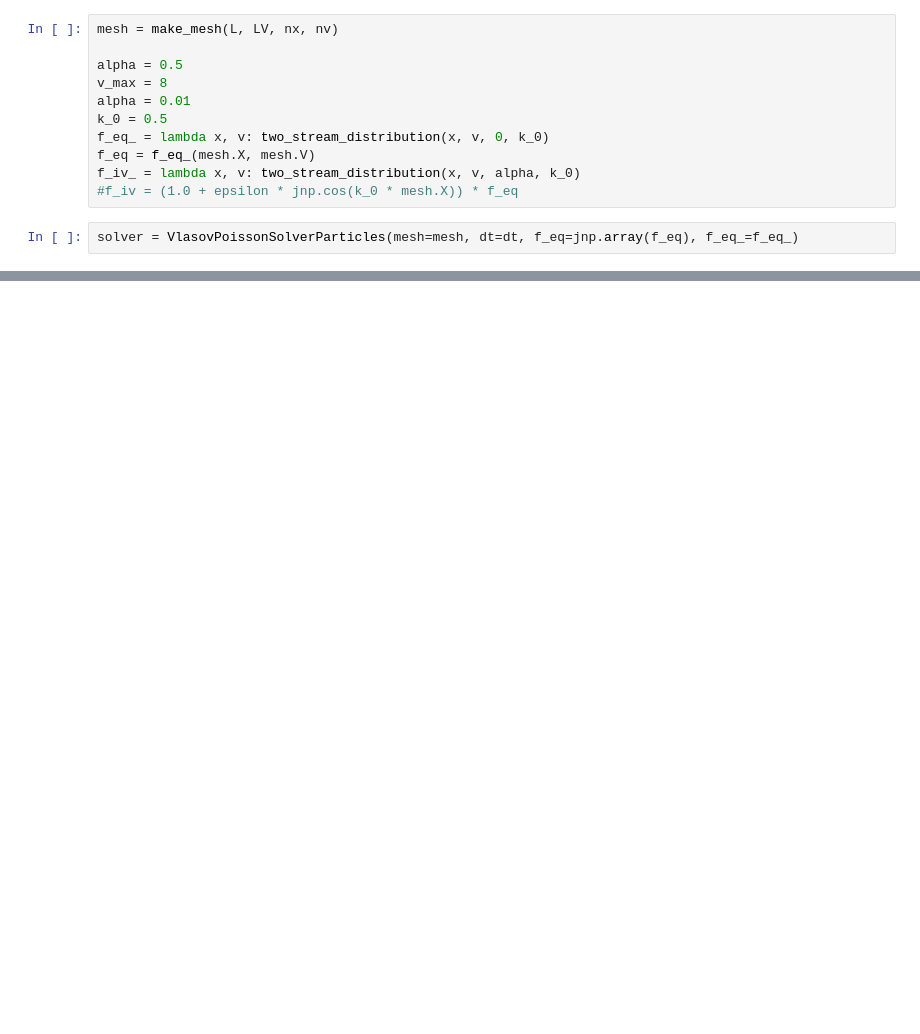
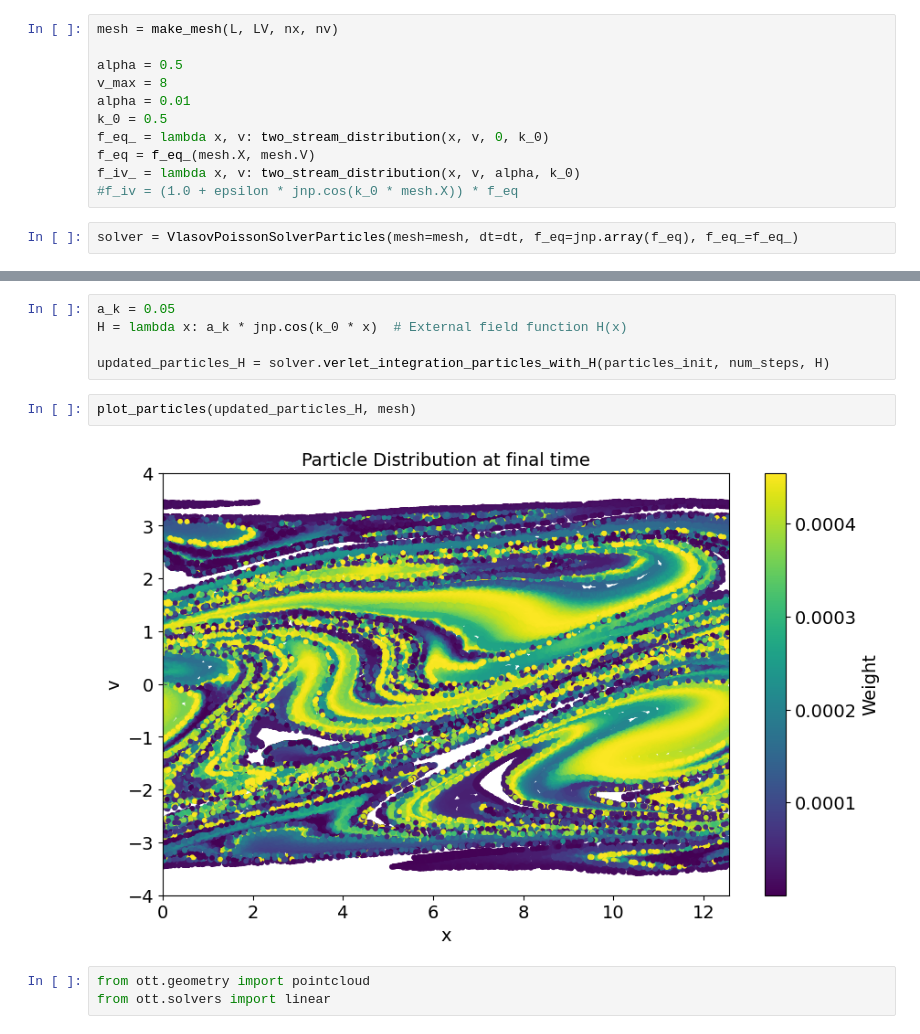
Before and after one commit to maguerrap/vlasov-poisson, a Jupyter notebook: notebooks/Vlasov-Poisson-solver-particle-jax.ipynb, the cells around one changed output, grey strips where cells are left out. Saved outputs shown, nothing was run; the diff lists cells and outputs as text; blank space fills up the shorter version.

```diff
--- a/notebooks/Vlasov-Poisson-solver-particle-jax.ipynb
+++ b/notebooks/Vlasov-Poisson-solver-particle-jax.ipynb
@@ -415,0 +398,12 @@ plot_particles(update_particles, mesh)
+# %%
+a_k = 0.05
+H = lambda x: a_k * jnp.cos(k_0 * x)  # External field function H(x)
+
+updated_particles_H = solver.verlet_integration_particles_with_H(particles_init, num_steps, H)
+# %%
+plot_particles(updated_particles_H, mesh)
+# %% [output]
+[figure, added]
+# %%
+from ott.geometry import pointcloud
+from ott.solvers import linear
```
Also changed, not shown: parts of 10 cells of this notebook.
